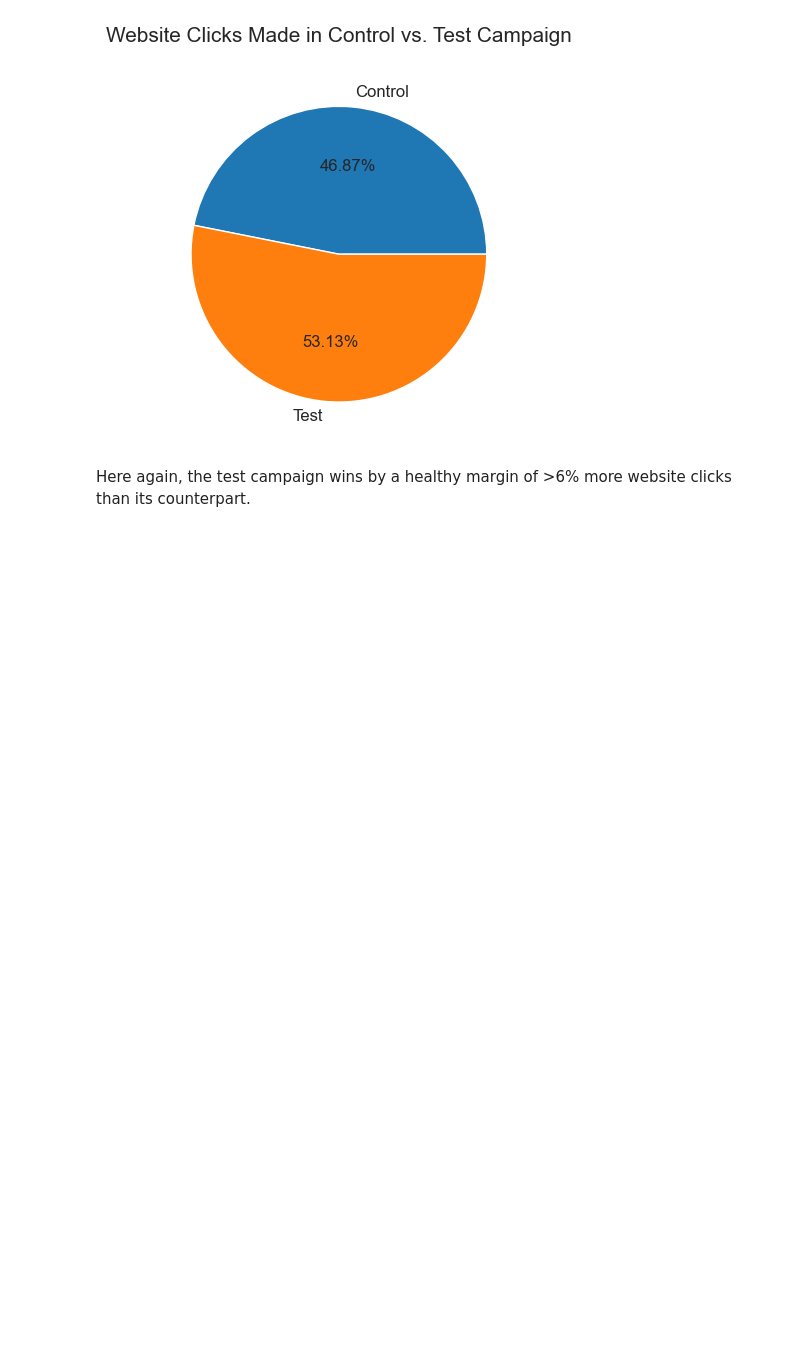
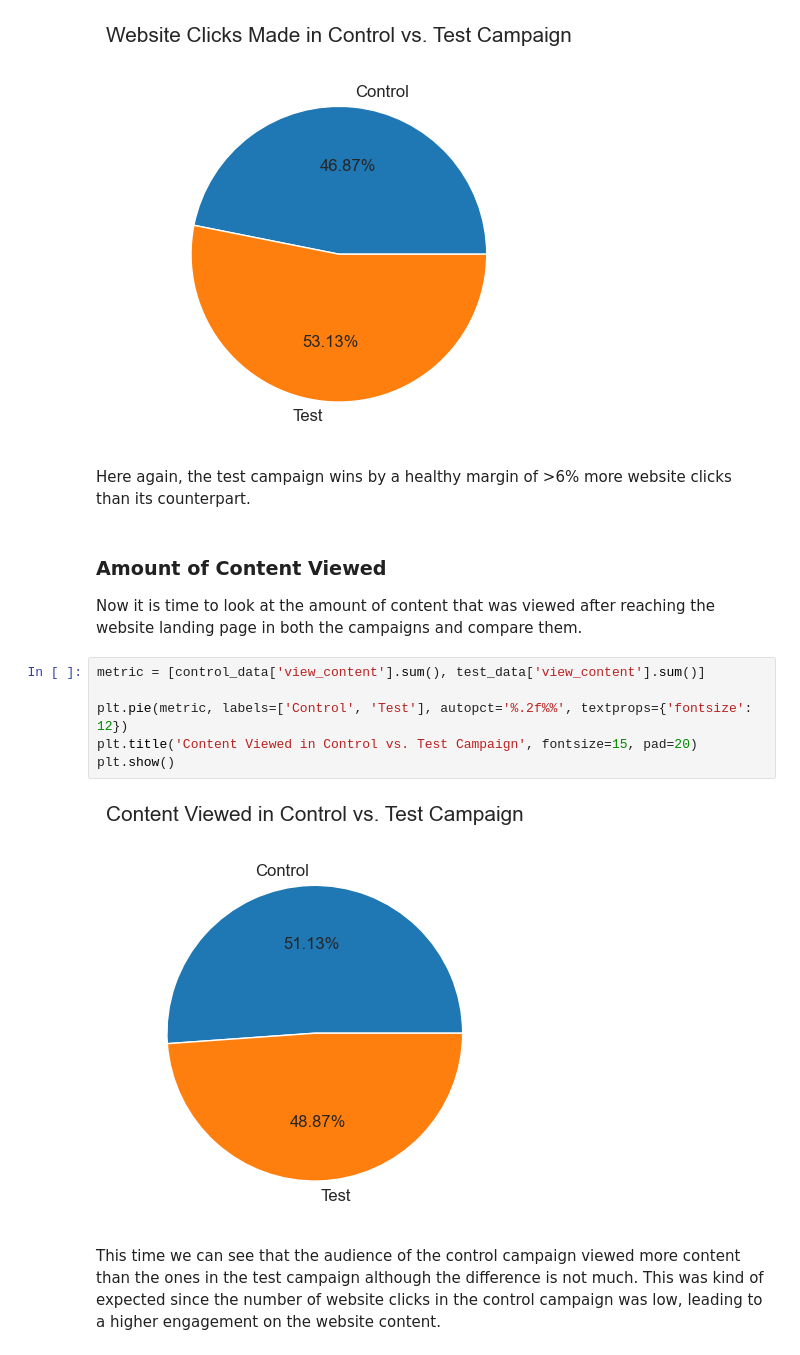
Before and after one commit to Rafsan7238/Data-Analysis_Data-Science_Projects, a Jupyter notebook: Python Projects/Website Landing Page A:B Testing/E-Commerce Website A:B Testing.ipynb, the cells around one changed output. Saved outputs shown, nothing was run; the diff lists cells and outputs as text; blank space fills up the shorter version.

Commit message:
Plotted Content Viewed in Control vs. Test Campaign

```diff
--- a/Python Projects/Website Landing Page A:B Testing/E-Commerce Website A:B Testing.ipynb
+++ b/Python Projects/Website Landing Page A:B Testing/E-Commerce Website A:B Testing.ipynb
@@ -564,3 +564,16 @@ plt.show()
 [figure]
 # %% [markdown]
 Here again, the test campaign wins by a healthy margin of >6% more website clicks than its counterpart.
+# %% [markdown]
+### Amount of Content Viewed
+Now it is time to look at the amount of content that was viewed after reaching the website landing page in both the campaigns and compare them.
+# %%
+metric = [control_data['view_content'].sum(), test_data['view_content'].sum()]
+
+plt.pie(metric, labels=['Control', 'Test'], autopct='%.2f%%', textprops={'fontsize': 12})
+plt.title('Content Viewed in Control vs. Test Campaign', fontsize=15, pad=20)
+plt.show()
+# %% [output]
+[figure, added]
+# %% [markdown]
+This time we can see that the audience of the control campaign viewed more content than the ones in the test campaign although the difference is not much. This was kind of expected since the number of website clicks in the control campaign was low, leading to a higher engagement on the website content.
```
